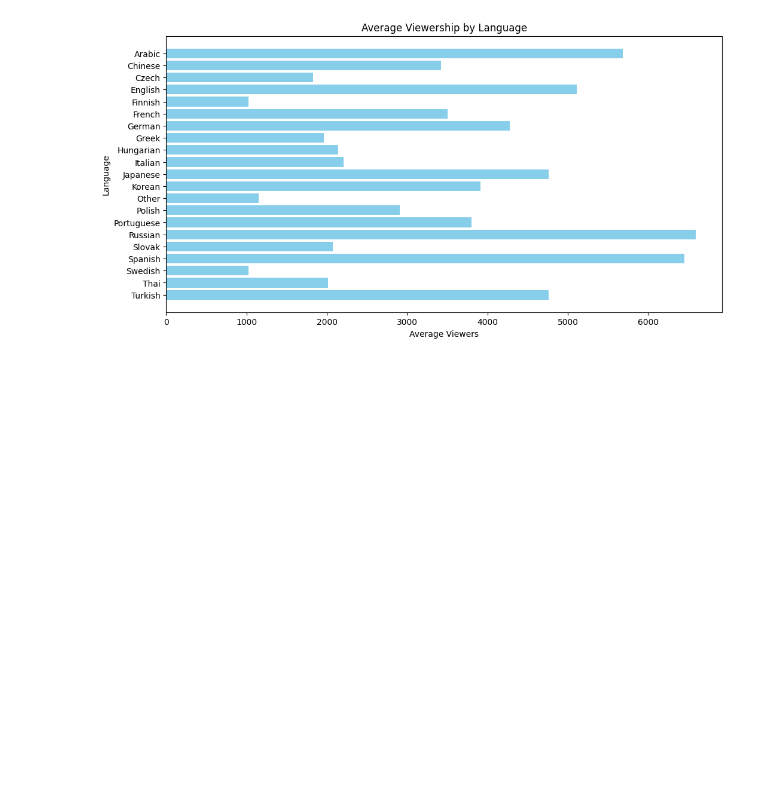
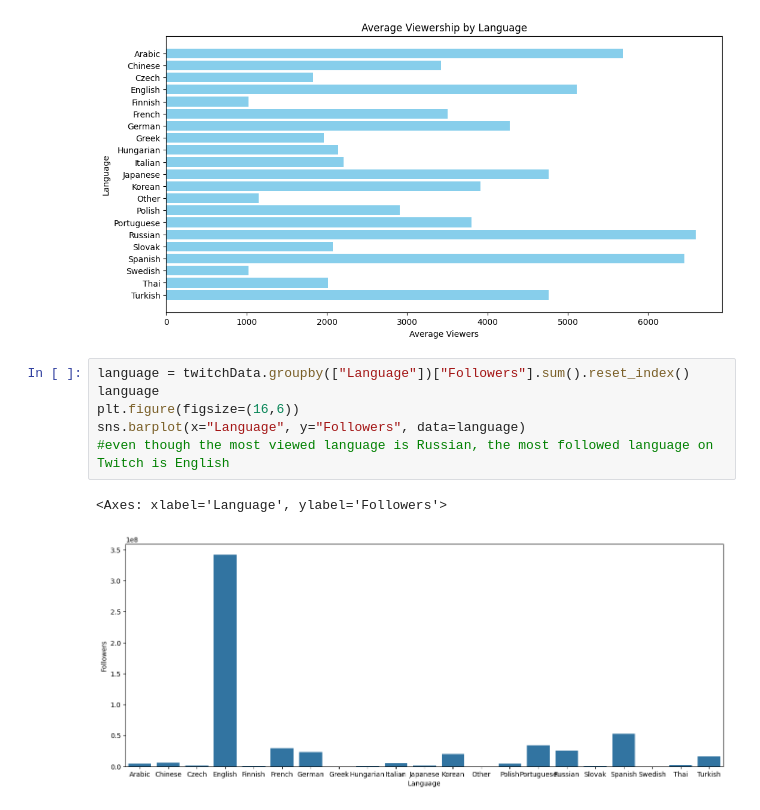
Before and after one commit to JoanWaweru/twitchStreamerAnalysis, a Jupyter notebook: twitchAnalysis.ipynb, the cells around one changed output. Saved outputs shown, nothing was run; the diff lists cells and outputs as text; blank space fills up the shorter version.

```diff
--- a/twitchAnalysis.ipynb
+++ b/twitchAnalysis.ipynb
@@ -116,3 +139,12 @@ plt.show()
 # from this, the language that is used the most by viewers the most is Russian, followed by Spanish then Arabic.
 # %% [output]
 [figure]
+# %%
+language = twitchData.groupby(["Language"])["Followers"].sum().reset_index()
+language
+plt.figure(figsize=(16,6))
+sns.barplot(x="Language", y="Followers", data=language)
+#even though the most viewed language is Russian, the most followed language on Twitch is English
+# %% [output]
+<Axes: xlabel='Language', ylabel='Followers'>
+[figure, added]
```
Also changed, not shown: parts of 7 cells of this notebook.
